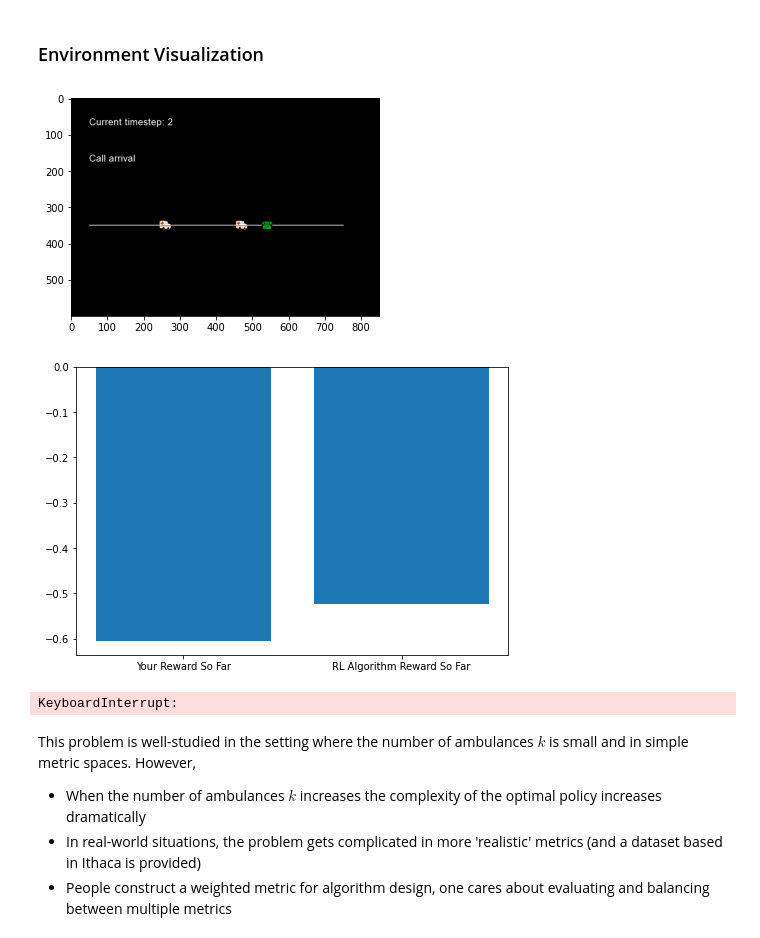
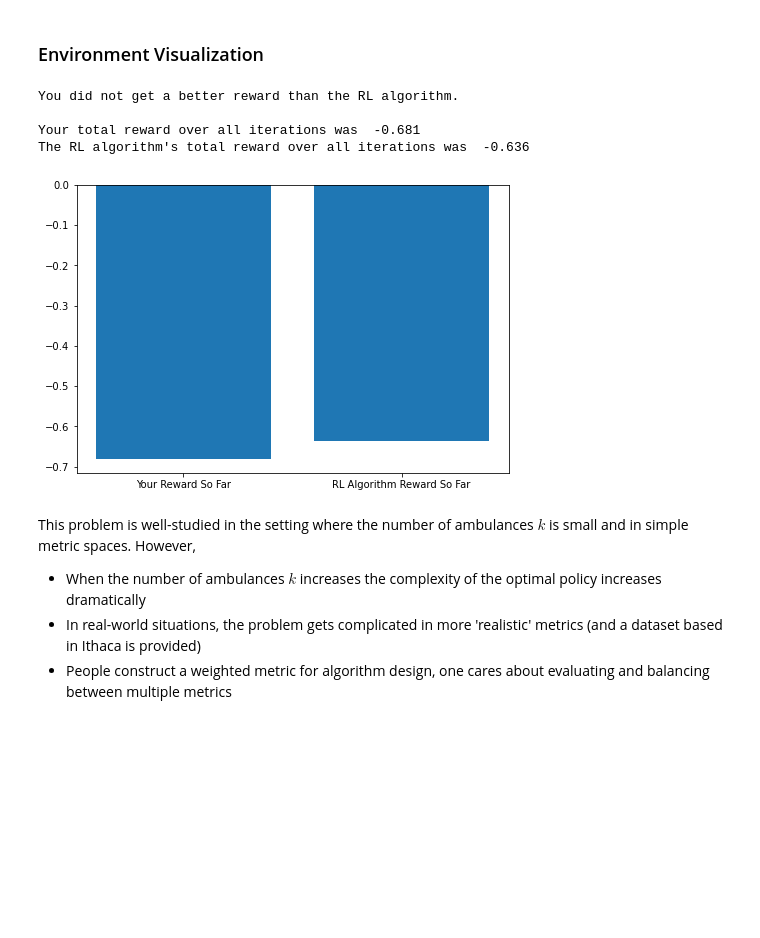
Before and after one commit to cornell-orie/ORSuite, a Jupyter notebook: rl4nq_demo.ipynb, the cells around one changed output. Drawn from its saved outputs; the diff is of its cells as text; code cells hidden in the pictures; blank space fills up the shorter version.

Commit message:
Set up graph rendering

```diff
--- a/rl4nq_demo.ipynb
+++ b/rl4nq_demo.ipynb
@@ -120,40 +120,48 @@ while not done:
 
     # display each step of the environment for 2 seconds
     display_animation(screen1, 2)
     display_animation(screen2, 2)
     display_animation(screen3, None)
 
     # plot your reward vs the agent's reward
     plot_rewards()
     time.sleep(2)
 
     print("\nThe most recent call arrival was at " + str(previous_arrival) + ", and ambulance " + str(previous_arrival_ind+1) + " responded to the call.\n")
 
     time.sleep(2)
 
     if not done:
-        cont = input("Continue? [y/n]")
-        if cont == "n":
-            done = True
-            break
+        cont = ""
+        while cont != "n" and cont != "y":
+            cont = input("Continue? [y/n]")
+            if cont.lower() == "n":
+                done = True
+                break
+            elif cont.lower() == "y":
+                done = False
+
+
 
 
 ipythondisplay.clear_output(wait=True)
 env.close()
 
 if np.sum(your_rewards) > np.sum(heuristic_agent_rewards):
     print("CONGRATS! You beat the RL algorithm.")
 else:
     print("You did not get a better reward than the RL algorithm.")
 
 print("\nYour total reward over all iterations was ", round(sum(your_rewards),3))
 print("The RL algorithm's total reward over all iterations was ", round(sum(heuristic_agent_rewards),3), "\n")
 
 plot_rewards()
 # %% [output]
+You did not get a better reward than the RL algorithm.
+
+Your total reward over all iterations was  -0.681
+The RL algorithm's total reward over all iterations was  -0.636
-[figure, old version]
+[figure, new version]
-[figure, removed]
-KeyboardInterrupt:
 # %% [markdown]
 This problem is well-studied in the setting where the number of ambulances $k$ is small and in simple metric spaces.  However,
 
```
Also changed, not shown: parts of 3 cells of this notebook, 4 other files.
